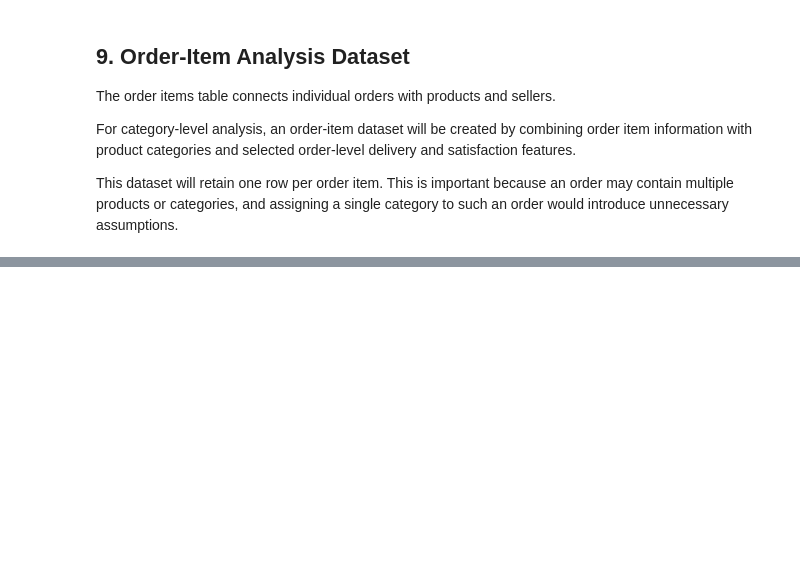
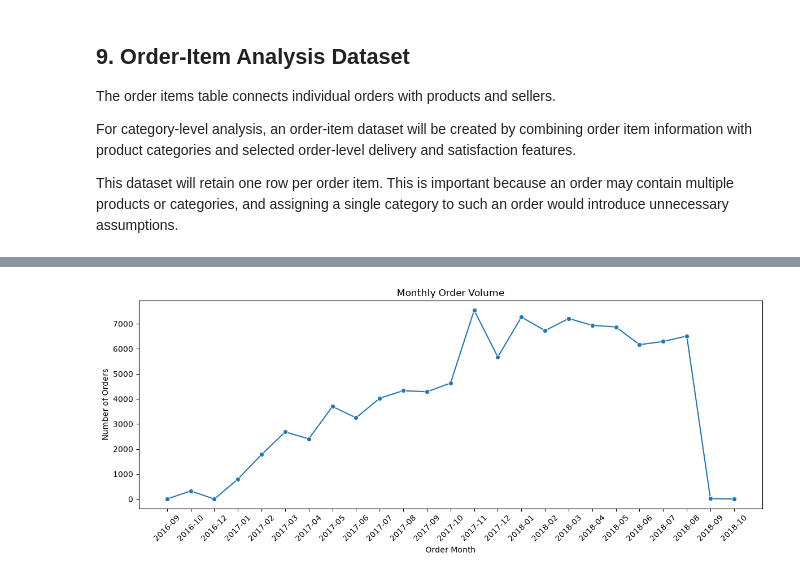
Before and after one commit to kartikeysharma2645/Real-World-Dataset-Analysis, a Jupyter notebook: notebook/real_world_dataset_analysis.ipynb, the cells around one changed output, grey strips where cells are left out. Cells and saved outputs as stored; diff of their text form; code cells hidden in the pictures; blank space fills up the shorter version.

```diff
--- a/notebook/real_world_dataset_analysis.ipynb
+++ b/notebook/real_world_dataset_analysis.ipynb
@@ -958,0 +1001,20 @@ Order-item analysis shape: (112650, 14)
+# %%
+# Display summary statistics for numeric columns in the orders dataset
+orders_clean["order_month"] = (
+    orders_clean["order_purchase_timestamp"]
+    .dt.to_period("M")
+)
+
+monthly_sales = (
+    orders_clean
+    .groupby("order_month")
+    .agg(
+        order_count=("order_id", "nunique"),
+        total_sales=("total_order_value", "sum")
+    )
+    .reset_index()
+)
+
+monthly_sales["order_month"] = monthly_sales["order_month"].astype(str)
+
+display(monthly_sales)
@@ -958,0 +1039,19 @@ Order-item analysis shape: (112650, 14)
+# %%
+# Visualize the monthly order volume using a line plot
+plt.figure(figsize=(12, 5))
+
+sns.lineplot(
+    data=monthly_sales,
+    x="order_month",
+    y="order_count",
+    marker="o"
+)
+
+plt.title("Monthly Order Volume")
+plt.xlabel("Order Month")
+plt.ylabel("Number of Orders")
+plt.xticks(rotation=45)
+plt.tight_layout()
+plt.show()
+# %% [output]
+[figure, added]
```
Also changed, not shown: parts of 18 cells of this notebook.
